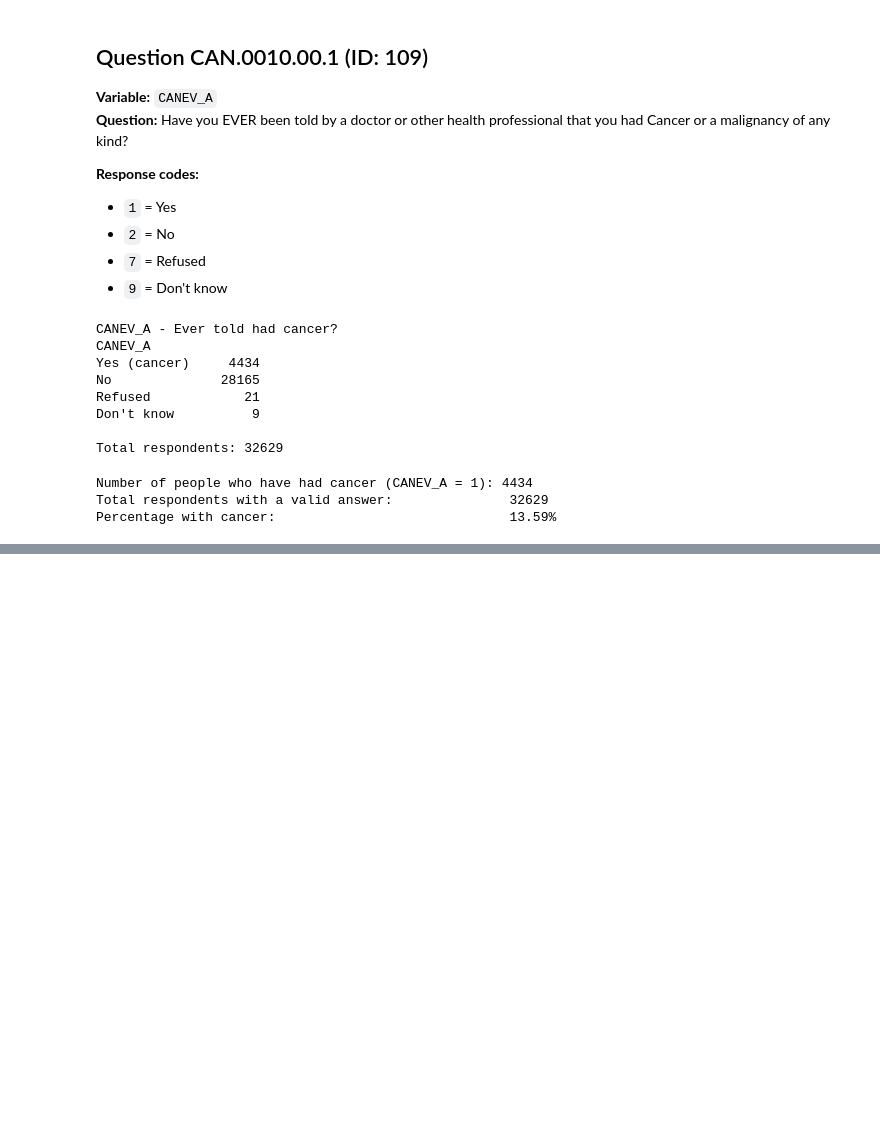
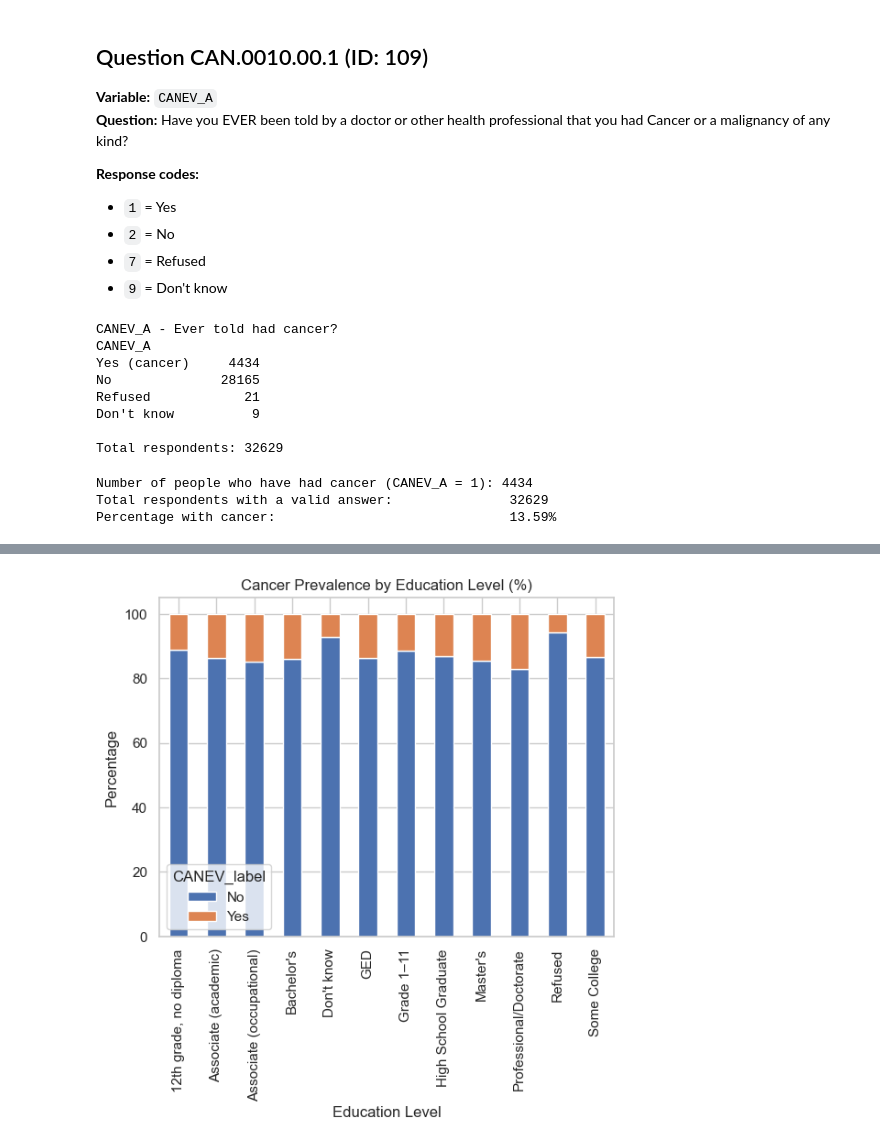
Before and after one commit to AmalBilal1/cancer-lifestyle-medicine, a Jupyter notebook: analysis.ipynb, the cells around one changed output, grey strips where cells are left out. Drawn from its saved outputs; the diff is of its cells as text; code cells hidden in the pictures; blank space fills up the shorter version.

```diff
--- a/analysis.ipynb
+++ b/analysis.ipynb
@@ -51,0 +316,12 @@ Percentage with cancer:                              13.59%
+# %%
+edu_table = pd.crosstab(clean_df["EDUC_label"], clean_df["CANEV_label"], normalize="index")
+
+(edu_table*100).plot(kind="bar", stacked=True)
+
+plt.title("Cancer Prevalence by Education Level (%)")
+plt.xlabel("Education Level")
+plt.ylabel("Percentage")
+
+plt.show()
+# %% [output]
+[figure, added]
```
Also changed, not shown: parts of 45 cells of this notebook.
